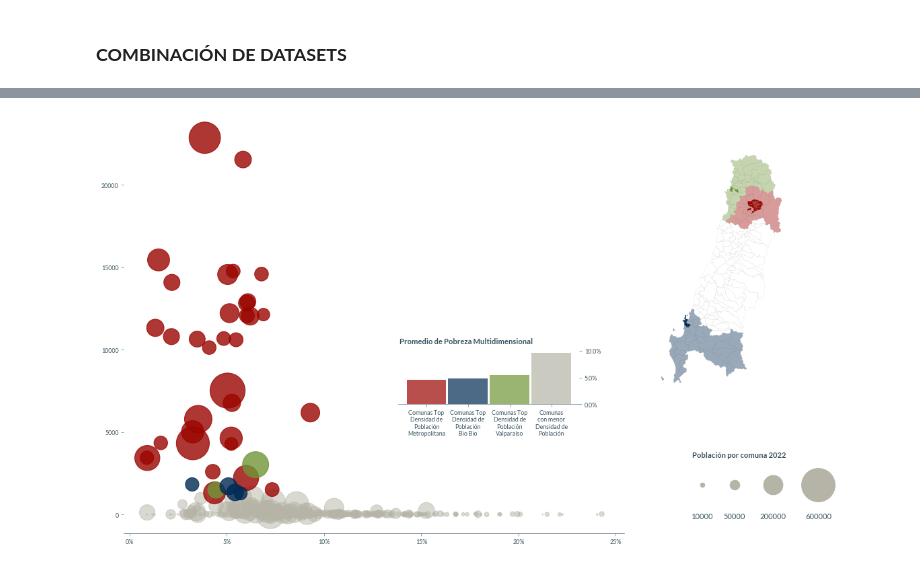
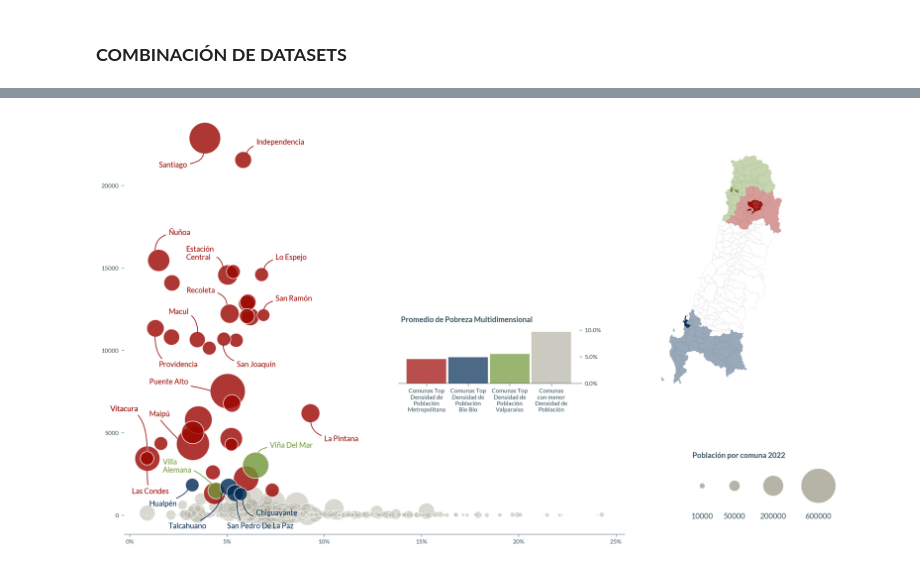
Before and after one commit to Vikktor93/visualizacion-de-graficos-T4, a Jupyter notebook: poblacion_vs_pobreza.ipynb, the cells around one changed output, grey strips where cells are left out. Drawn from its saved outputs; the diff is of its cells as text; code cells hidden in the pictures.

Commit message:
Agrega anotaciones scatter

```diff
--- a/poblacion_vs_pobreza.ipynb
+++ b/poblacion_vs_pobreza.ipynb
@@ -206,14 +222,19 @@ colorGrayDark = tuple([i/255 for i in col_gray_dark])
 # %%
-fig, ax = plt.subplots(1, figsize=(12,10), dpi=80)
+fig, ax = plt.subplots(1, figsize=(12,10), dpi=200)
 
 n_size = 300
 
-df_merge_2_ = df_merge_2[~df_merge_2.comuna_x.isin(comunas_top_densidad.comuna_x)]
-ax.scatter(x=df_merge_2_['porcentaje_pobreza_multidimensional_2022'], y=df_merge_2_['densidad_pob_2022'], s=df_merge_2_['poblacion']/n_size, color=gradient_bad, alpha=0.5)
+df_merge_2_ = df_merge_2[~df_merge_2.comuna_x.isin(comunas_top_densidad.comuna_x)].sort_values('poblacion',ascending=False)
+ax.scatter(x=df_merge_2_['porcentaje_pobreza_multidimensional_2022'], y=df_merge_2_['densidad_pob_2022'],
+            s=df_merge_2_['poblacion']/n_size, color=gradient_bad, alpha=0.5, edgecolor='w')
 
 for r in comunas_top_densidad.region.unique():
-    df_merge_2_ = df_merge_2[df_merge_2.comuna_x.isin(comunas_top_densidad[comunas_top_densidad.region==r].comuna_x)]
-    ax.scatter(x=df_merge_2_['porcentaje_pobreza_multidimensional_2022'], y=df_merge_2_['densidad_pob_2022'], s=df_merge_2_['poblacion']/n_size, color=color_region[r], alpha=0.8)
+    df_merge_2_ = df_merge_2[df_merge_2.comuna_x.isin(comunas_top_densidad[comunas_top_densidad.region==r].comuna_x)].sort_values('poblacion',ascending=False)
+    ax.scatter(x=df_merge_2_['porcentaje_pobreza_multidimensional_2022'], y=df_merge_2_['densidad_pob_2022'],
+    s=df_merge_2_['poblacion']/n_size, color=color_region[r], alpha=0.8, edgecolor='w')
+
+#df_merge_2_ = df_merge_2[df_merge_2.comuna_x.isin(['Chiguayante'])]
+#ax.scatter(x=df_merge_2_['porcentaje_pobreza_multidimensional_2022'], y=df_merge_2_['densidad_pob_2022'], s=df_merge_2_['poblacion']/n_size, color='b', alpha=0.8)
 
 ax.spines['top'].set_visible(False)
 ax.spines['right'].set_visible(False)
@@ -235,7 +256,7 @@ mean_comunas_top_densidad = df_merge_2[df_merge_2.comuna_x.isin(comunas_top_dens
 mean_comunas_top_densidad['Resto'] = df_merge_2[~df_merge_2.comuna_x.isin(comunas_top_densidad.comuna_x)]['porcentaje_pobreza_multidimensional_2022'].mean()
 mean_comunas_top_densidad = (mean_comunas_top_densidad * 100).round(2)
 mean_comunas_top_densidad = mean_comunas_top_densidad.sort_values()
-barplot_media_pobreza(fig, pos=[0.55, 0.35, 0.28, 0.1], mean_comunas_top_densidad=mean_comunas_top_densidad.sort_values(),
+barplot_media_pobreza(fig, pos=[0.55, 0.39, 0.28, 0.1], mean_comunas_top_densidad=mean_comunas_top_densidad.sort_values(),
         color=[color_region['Metropolitana'], color_region['Biobío'], color_region['Valparaíso'], gradient_bad],
         ticklabels=["Comunas Top\nDensidad de\nPoblación\nMetropolitana", "Comunas Top\nDensidad de\nPoblación\nBio Bio", "Comunas Top\nDensidad de\nPoblación\nValparaíso", "Comunas\ncon menor\nDensidad de\nPoblación"],
         title='Promedio de Pobreza Multidimensional', pos_text=[2.55,12.5])
@@ -253,4 +274,75 @@ drawCircleText(fig, np.array(10000.0), pos=[0.57+x_, 0.25+y_, 0.2, 0.3], pos_poi
 drawCircleText(fig, np.array(0), pos=[0.555+x_, 0.35+y_, 0.2, 0.3], pos_point = [3.0, 1.0], pos_text = [3.0, 0.93],
                 ha_title = 'left', va_title = 'bottom', stext = 10, n_size=n_size,
                 title='Población por comuna 2022')
+
+# Anotaciones scatter
+# Metropolitana
+ax.annotate('Santiago', xy=(0.038, 22000), xycoords='data',
+            xytext=(0.015, 21100), textcoords='data', fontsize=10, color=color_region['Metropolitana'], fontproperties=prop_latoR,
+            arrowprops=dict(arrowstyle='-', connectionstyle="angle3,angleA=0,angleB=-90", color=color_region['Metropolitana']))
+ax.annotate('Independencia', xy=(0.06, 21800), xycoords='data',
+            xytext=(0.065, 22500), textcoords='data', fontsize=10, color=color_region['Metropolitana'], fontproperties=prop_latoR,
+            arrowprops=dict(arrowstyle='-', connectionstyle="angle3,angleA=0,angleB=-90", color=color_region['Metropolitana']))
+ax.annotate('La Pintana', xy=(0.093, 5800), xycoords='data',
+            xytext=(0.1, 4000+500), textcoords='data', fontsize=10, color=color_region['Metropolitana'], fontproperties=prop_latoR,
+            arrowprops=dict(arrowstyle='-', connectionstyle="angle3,angleA=0,angleB=-90", color=color_region['Metropolitana']))
+ax.annotate('Las Condes', xy=(0.009, 2800), xycoords='data',
+            xytext=(0.001, 1300), textcoords='data', fontsize=10, color=color_region['Metropolitana'], fontproperties=prop_latoR,
+            arrowprops=dict(arrowstyle='-', connectionstyle="angle3,angleA=20,angleB=-90", color=color_region['Metropolitana']))
+ax.annotate('Vitacura', xy=(0.009, 3800), xycoords='data',
+            xytext=(-0.01, 6300), textcoords='data', fontsize=10, color=color_region['Metropolitana'], fontproperties=prop_latoR,
+            arrowprops=dict(arrowstyle='-', connectionstyle="angle3,angleA=0,angleB=-90", color='w', linewidth=2))
+ax.annotate('Vitacura', xy=(0.009, 3750), xycoords='data',
+            xytext=(-0.01, 6300), textcoords='data', fontsize=10, color=color_region['Metropolitana'], fontproperties=prop_latoR,
+            arrowprops=dict(arrowstyle='-', connectionstyle="angle3,angleA=0,angleB=-90", color=color_region['Metropolitana']))
+ax.annotate('Providencia', xy=(0.013, 10900), xycoords='data',
+            xytext=(0.015, 9000), textcoords='data', fontsize=10, color=color_region['Metropolitana'], fontproperties=prop_latoR,
+            arrowprops=dict(arrowstyle='-', connectionstyle="angle3,angleA=0,angleB=-90", color=color_region['Metropolitana']))
+ax.annotate('Maipú', xy=(0.025, 4600), xycoords='data',
+            xytext=(0.01, 6000), textcoords='data', fontsize=10, color=color_region['Metropolitana'], fontproperties=prop_latoR,
+            arrowprops=dict(arrowstyle='-', connectionstyle="angle3,angleA=-10,angleB=-45", color=color_region['Metropolitana']))
+ax.annotate('Ñuñoa', xy=(0.013, 16000), xycoords='data',
+            xytext=(0.02, 17000), textcoords='data', fontsize=10, color=color_region['Metropolitana'], fontproperties=prop_latoR,
+            arrowprops=dict(arrowstyle='-', connectionstyle="angle3,angleA=0,angleB=-90", color=color_region['Metropolitana']))
+ax.annotate('Estación\nCentral', xy=(0.048, 14900), xycoords='data',
+            xytext=(0.029, 15500), textcoords='data', fontsize=10, color=color_region['Metropolitana'], fontproperties=prop_latoR,
+            arrowprops=dict(arrowstyle='-', connectionstyle="angle3,angleA=0,angleB=-90", color=color_region['Metropolitana']))
+ax.annotate('Recoleta', xy=(0.05, 12700), xycoords='data',
+            xytext=(0.029, 13500), textcoords='data', fontsize=10, color=color_region['Metropolitana'], fontproperties=prop_latoR,
+            arrowprops=dict(arrowstyle='-', connectionstyle="angle3,angleA=0,angleB=-90", color=color_region['Metropolitana']))
+ax.annotate('Lo Espejo', xy=(0.069, 14800), xycoords='data',
+            xytext=(0.075, 15500), textcoords='data', fontsize=10, color=color_region['Metropolitana'], fontproperties=prop_latoR,
+            arrowprops=dict(arrowstyle='-', connectionstyle="angle3,angleA=0,angleB=-90", color=color_region['Metropolitana']))
+ax.annotate('San Ramón', xy=(0.069, 12400), xycoords='data',
+            xytext=(0.075, 13000), textcoords='data', fontsize=10, color=color_region['Metropolitana'], fontproperties=prop_latoR,
+            arrowprops=dict(arrowstyle='-', connectionstyle="angle3,angleA=0,angleB=-90", color=color_region['Metropolitana']))
+ax.annotate('Macul', xy=(0.035, 11000), xycoords='data',
+            xytext=(0.02, 12200), textcoords='data', fontsize=10, color=color_region['Metropolitana'], fontproperties=prop_latoR,
+            arrowprops=dict(arrowstyle='-', connectionstyle="angle3,angleA=0,angleB=-90", color=color_region['Metropolitana']))
+ax.annotate('Puente Alto', xy=(0.042, 7500), xycoords='data',
+            xytext=(0.01, 7950), textcoords='data', fontsize=10, color=color_region['Metropolitana'], fontproperties=prop_latoR,
+            arrowprops=dict(arrowstyle='-', connectionstyle="angle3,angleA=-10,angleB=90", color=color_region['Metropolitana']))
+ax.annotate('San Joaquín', xy=(0.093-0.045, 5800+4600), xycoords='data',
+            xytext=(0.11-0.055, 4000+5000), textcoords='data', fontsize=10, color=color_region['Metropolitana'], fontproperties=prop_latoR,
+            arrowprops=dict(arrowstyle='-', connectionstyle="angle3,angleA=0,angleB=-90", color=color_region['Metropolitana']))
+# Valparaíso
+ax.annotate('Viña Del Mar', xy=(0.066, 3700), xycoords='data',
+            xytext=(0.072, 4100), textcoords='data', fontsize=10, color=color_region['Valparaíso'], fontproperties=prop_latoR,
+            arrowprops=dict(arrowstyle='-', connectionstyle="angle3,angleA=0,angleB=-90", color=color_region['Valparaíso']))
+ax.annotate('Villa\nAlemana', xy=(0.043, 1800), xycoords='data',
+            xytext=(0.017, 2600), textcoords='data', fontsize=10, color=color_region['Valparaíso'], fontproperties=prop_latoR,
+            arrowprops=dict(arrowstyle='-', connectionstyle="angle3,angleA=0,angleB=-45", color=color_region['Valparaíso']))
+# Biobío
+ax.annotate('Hualpén', xy=(0.03, 1650), xycoords='data',
+            xytext=(0.01, 550), textcoords='data', fontsize=10, color=color_region['Biobío'], fontproperties=prop_latoR,
+            arrowprops=dict(arrowstyle='-', connectionstyle="angle3,angleA=20,angleB=-90", color=color_region['Biobío']))
+ax.annotate('Talcahuano', xy=(0.0475, 1550), xycoords='data',
+            xytext=(0.02, -800), textcoords='data', fontsize=10, color=color_region['Biobío'], fontproperties=prop_latoR,
+            arrowprops=dict(arrowstyle='-', connectionstyle="angle3,angleA=20,angleB=-90", color=color_region['Biobío']))
+ax.annotate('San Pedro De La Paz', xy=(0.055, 1000), xycoords='data',
+            xytext=(0.05, -800), textcoords='data', fontsize=10, color=color_region['Biobío'], fontproperties=prop_latoR,
+            arrowprops=dict(arrowstyle='-', connectionstyle="angle3,angleA=20,angleB=-90", color=color_region['Biobío']))
+ax.annotate('Chiguayante', xy=(0.058, 1100), xycoords='data',
+            xytext=(0.065, -0), textcoords='data', fontsize=10, color=color_region['Biobío'], fontproperties=prop_latoR,
+            arrowprops=dict(arrowstyle='-', connectionstyle="angle3,angleA=20,angleB=-90", color=color_region['Biobío']))
 # %% [output]
@@ -257 +350 @@ drawCircleText(fig, np.array(0), pos=[0.555+x_, 0.35+y_, 0.2, 0.3], pos_point =
-[figure, old version]
+[figure, new version]
```
Also changed, not shown: parts of 3 cells of this notebook.
